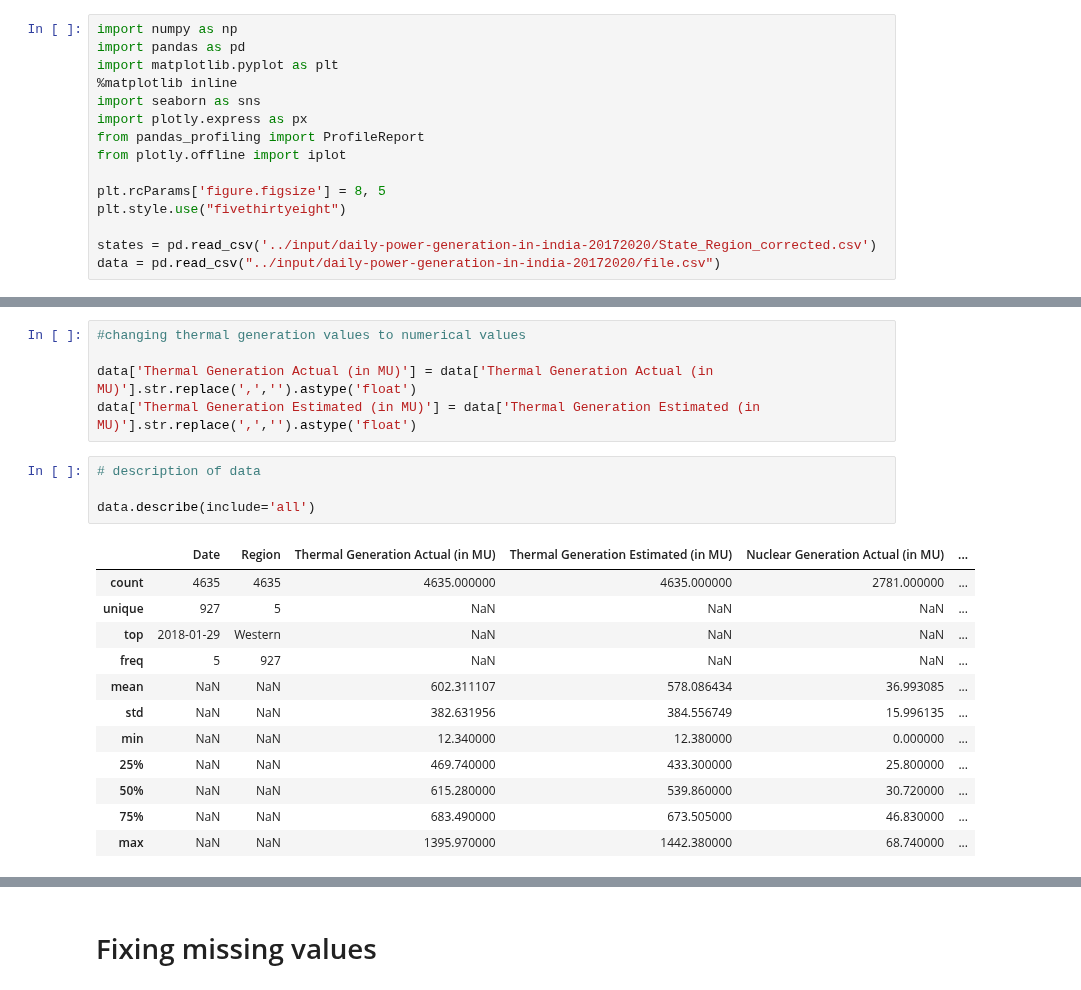
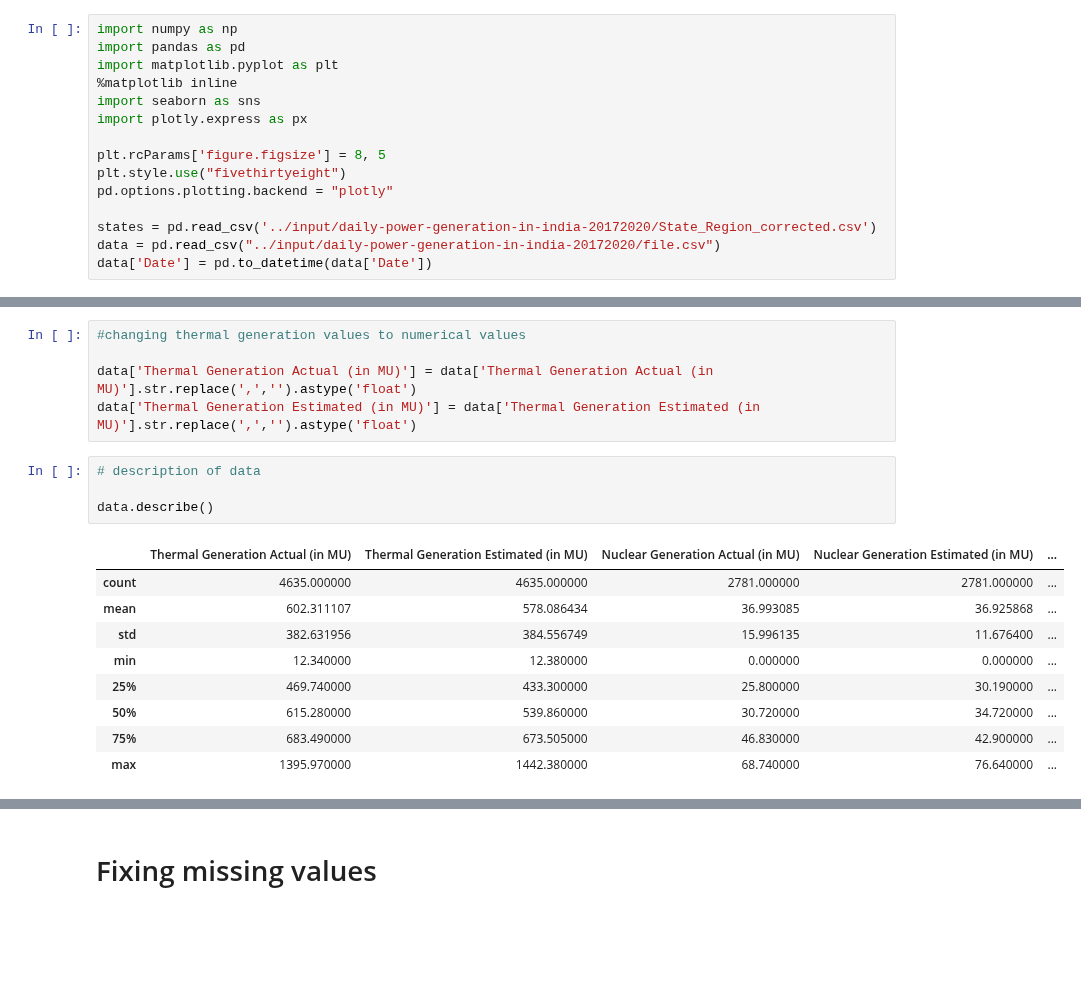
Before and after one commit to pratik-276/Infinite_Stories_with_Data, a Jupyter notebook: Daily Power Generation in India/power-generation-in-india-eda-visualization.ipynb, the cells around one changed output, grey strips where cells are left out. Drawn from its saved outputs; the diff is of its cells as text; blank space fills up the shorter version.

```diff
--- a/Daily Power Generation in India/power-generation-in-india-eda-visualization.ipynb
+++ b/Daily Power Generation in India/power-generation-in-india-eda-visualization.ipynb
@@ -5,14 +5,14 @@ import matplotlib.pyplot as plt
 %matplotlib inline
 import seaborn as sns
 import plotly.express as px
-from pandas_profiling import ProfileReport
-from plotly.offline import iplot
 
 plt.rcParams['figure.figsize'] = 8, 5
 plt.style.use("fivethirtyeight")
+pd.options.plotting.backend = "plotly"
 
 states = pd.read_csv('../input/daily-power-generation-in-india-20172020/State_Region_corrected.csv')
 data = pd.read_csv("../input/daily-power-generation-in-india-20172020/file.csv")
+data['Date'] = pd.to_datetime(data['Date'])
 # %% [markdown]
 <p style="font-size:16px">India is the world's third largest producer and third largest consumer of electricity. The national electric grid in India has an installed capacity of 370.106 GW as of 31 March 2020. Renewable power plants, which also include large hydroelectric plants, constitute 35.86% of India's total installed capacity. During the 2018-19 fiscal year, the gross electricity generated by utilities in India was 1,372 TWh and the total electricity generation (utilities and non utilities) in the country was 1,547 TWh. The gross electricity consumption in 2018-19 was 1,181 kWh per capita. In 2015-16, electric energy consumption in agriculture was recorded as being the highest (17.89%) worldwide. The per capita electricity consumption is low compared to most other countries despite India having a low electricity tariff.</p>
 # %% [markdown]
@@ -38,20 +29,17 @@ data['Thermal Generation Estimated (in MU)'] = data['Thermal Generation Estimate
 # %%
 # description of data
 
-data.describe(include='all')
+data.describe()
 # %% [output]
-|  | Date | Region | Thermal Generation Actual (in MU) | Thermal Generation Estimated (in MU) | Nuclear Generation Actual (in MU) | ... |
-| count | 4635 | 4635 | 4635.000000 | 4635.000000 | 2781.000000 | ... |
-| unique | 927 | 5 | NaN | NaN | NaN | ... |
-| top | 2018-01-29 | Western | NaN | NaN | NaN | ... |
-| freq | 5 | 927 | NaN | NaN | NaN | ... |
-| mean | NaN | NaN | 602.311107 | 578.086434 | 36.993085 | ... |
-| std | NaN | NaN | 382.631956 | 384.556749 | 15.996135 | ... |
-| min | NaN | NaN | 12.340000 | 12.380000 | 0.000000 | ... |
-| 25% | NaN | NaN | 469.740000 | 433.300000 | 25.800000 | ... |
-| 50% | NaN | NaN | 615.280000 | 539.860000 | 30.720000 | ... |
-| 75% | NaN | NaN | 683.490000 | 673.505000 | 46.830000 | ... |
-| max | NaN | NaN | 1395.970000 | 1442.380000 | 68.740000 | ... |
+|  | Thermal Generation Actual (in MU) | Thermal Generation Estimated (in MU) | Nuclear Generation Actual (in MU) | Nuclear Generation Estimated (in MU) | ... |
+| count | 4635.000000 | 4635.000000 | 2781.000000 | 2781.000000 | ... |
+| mean | 602.311107 | 578.086434 | 36.993085 | 36.925868 | ... |
+| std | 382.631956 | 384.556749 | 15.996135 | 11.676400 | ... |
+| min | 12.340000 | 12.380000 | 0.000000 | 0.000000 | ... |
+| 25% | 469.740000 | 433.300000 | 25.800000 | 30.190000 | ... |
+| 50% | 615.280000 | 539.860000 | 30.720000 | 34.720000 | ... |
+| 75% | 683.490000 | 673.505000 | 46.830000 | 42.900000 | ... |
+| max | 1395.970000 | 1442.380000 | 68.740000 | 76.640000 | ... |
 # %%
 # correlation in the data
 
```
Also changed, not shown: parts of 23 cells of this notebook.
